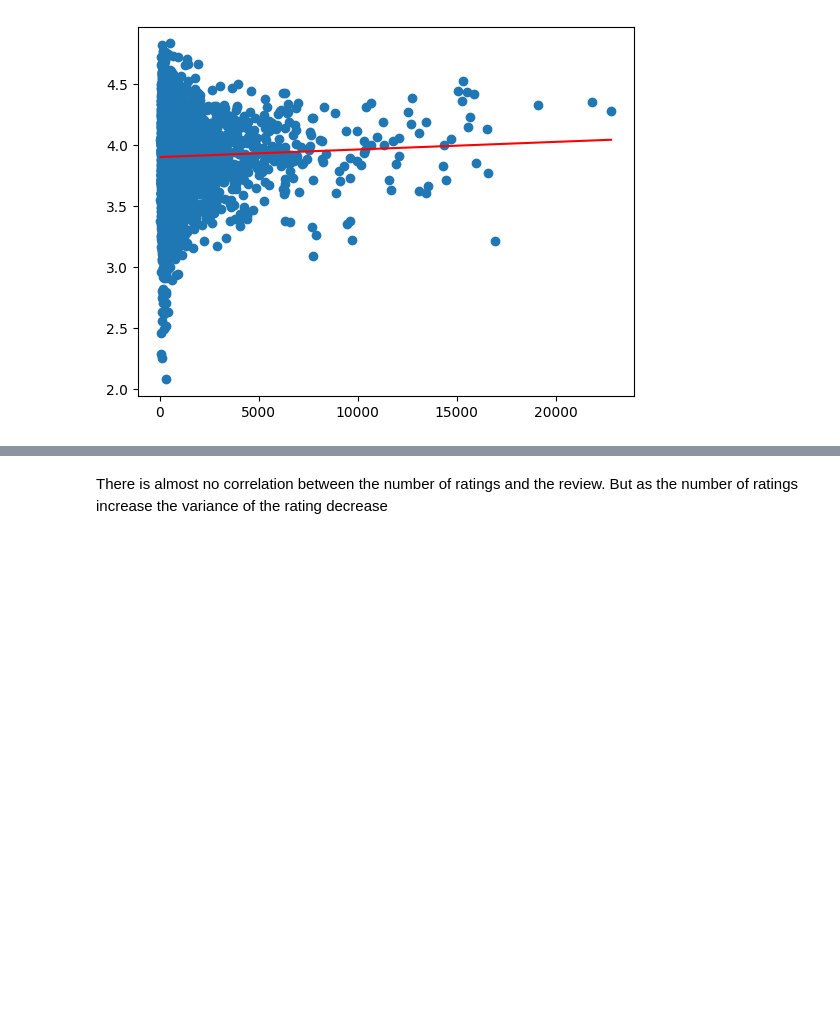
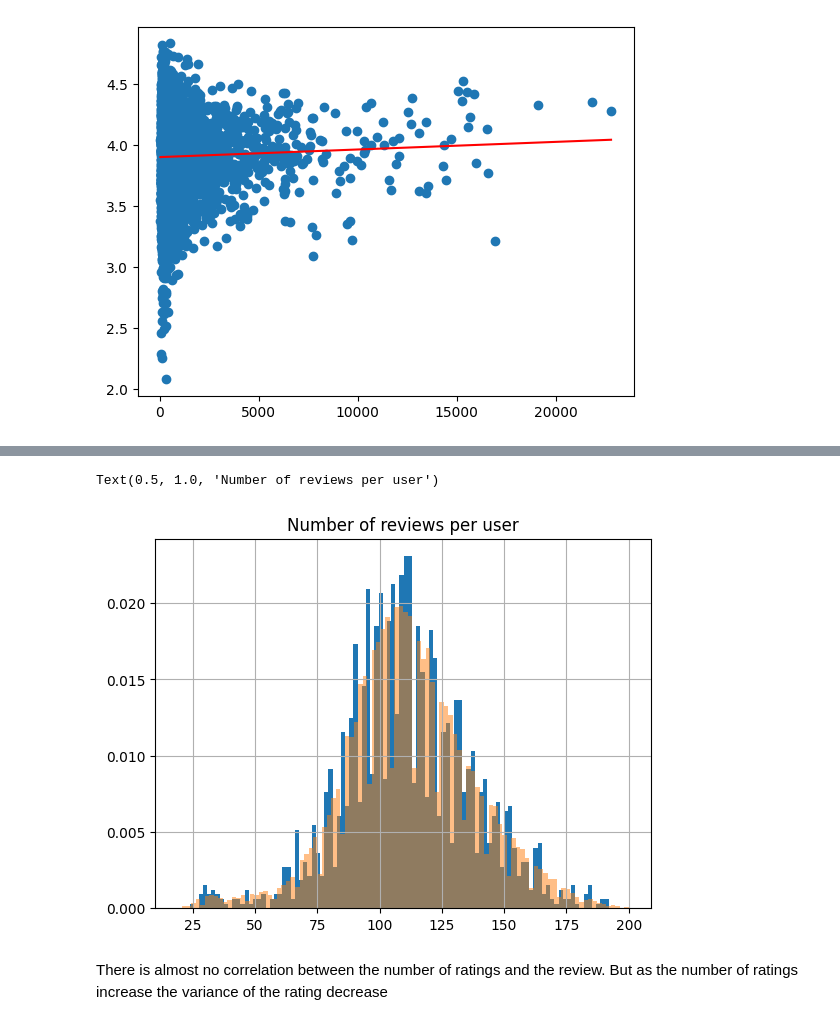
Before and after one commit to matsant01/graph_RecSys, a Jupyter notebook: notebooks/data_exploration.ipynb, the cells around one changed output, grey strips where cells are left out. Drawn from its saved outputs; the diff is of its cells as text; code cells hidden in the pictures; blank space fills up the shorter version.

```diff
--- a/notebooks/data_exploration.ipynb
+++ b/notebooks/data_exploration.ipynb
@@ -91,3 +99,10 @@ plt.title('Mean rating per book vs number of ratings')
+# %%
+df_ratings_sampled.groupby('user_id').size().hist(bins=100, density=True)
+df_ratings.groupby('user_id').size().hist(bins=100, density=True, alpha=0.5)
+plt.title('Number of reviews per user')
+# %% [output]
+Text(0.5, 1.0, 'Number of reviews per user')
+[figure, added]
 # %% [markdown]
 There is almost no correlation between the number of ratings and the review. But as the number of ratings increase the variance of the rating decrease
 # %% [markdown]
```
Also changed, not shown: parts of 1 cell of this notebook, 2 other files.
